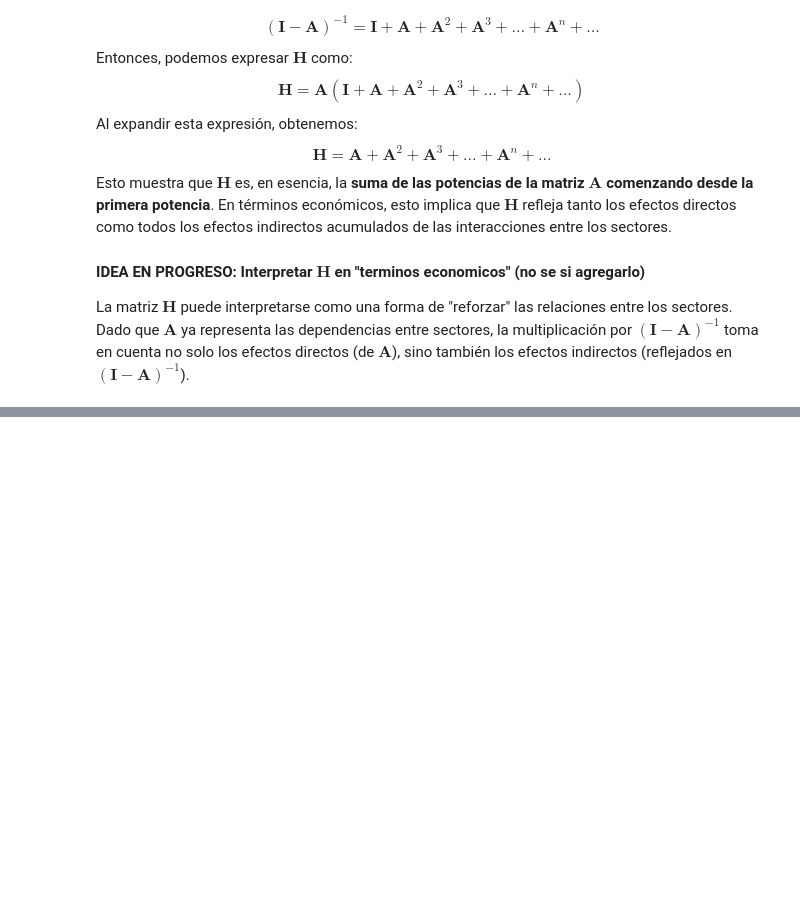
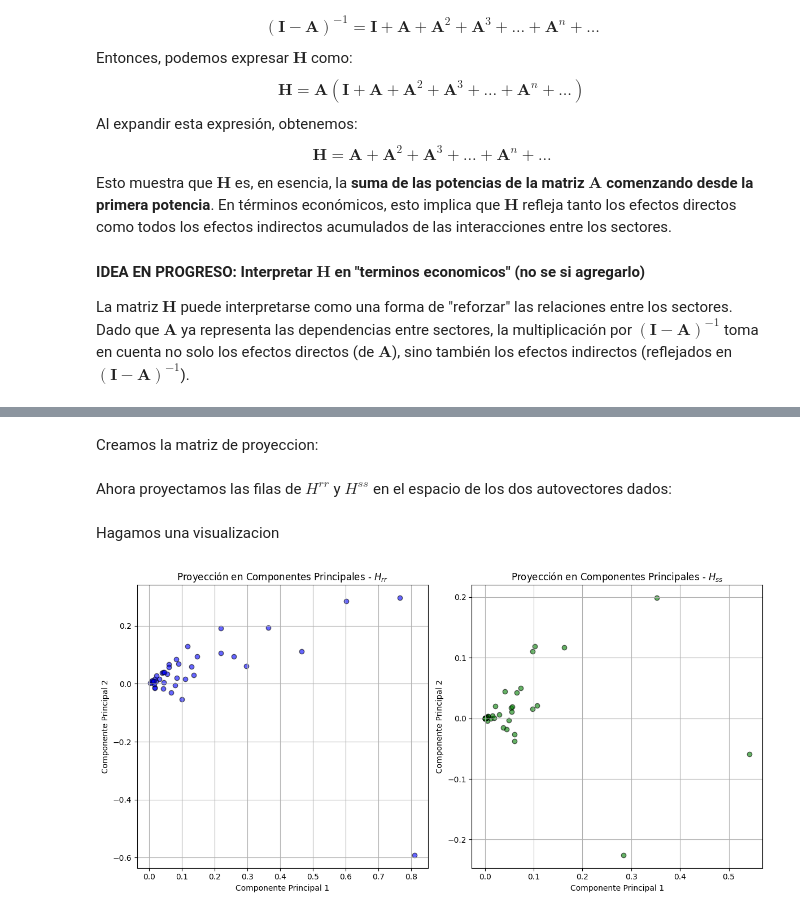
Before and after one commit to Gabrielnm7/ALC-FCEN_UBA, a Jupyter notebook: TP2/grupo_abeliano_TP2.ipynb, the cells around one changed output, grey strips where cells are left out. Drawn from its saved outputs; the diff is of its cells as text; code cells hidden in the pictures; blank space fills up the shorter version.

```diff
--- a/TP2/grupo_abeliano_TP2.ipynb
+++ b/TP2/grupo_abeliano_TP2.ipynb
@@ -656,0 +846,8 @@ Repetir el análisis en Componentes Principales para las matrices $H$, separando
+# %%
+#tomamos los siguientes parametros
+epsilon = 1e-6
+k = 250
+
+#calculamos
+v1_rr, autovalor1_rr = deflacion_de_Hotelling(C_rr,k,epsilon)
+v1_ss, autovalor1_ss = deflacion_de_Hotelling(C_ss,k,epsilon)
@@ -656,0 +856,42 @@ Repetir el análisis en Componentes Principales para las matrices $H$, separando
+# %%
+#"deflacionamos" las matrices de covarianzas
+C_rr_prima = C_rr - autovalor1_rr * np.outer(v1_rr, v1_rr)
+C_ss_prima = C_ss - autovalor1_ss * np.outer(v1_ss, v1_ss)
+
+#calculamos
+v2_rr, autovalor2_rr = deflacion_de_Hotelling(C_rr_prima,k,epsilon)
+v2_ss, autovalor2_ss = deflacion_de_Hotelling(C_ss_prima,k,epsilon)
+# %% [markdown]
+Creamos la matriz de proyeccion:
+# %%
+V_rr = np.column_stack((v1_rr, v2_rr))
+V_ss = np.column_stack((v1_ss, v2_ss))
+# %% [markdown]
+Ahora proyectamos las filas de $H^{rr}$ y $H^{ss}$ en el espacio de los dos autovectores dados:
+# %%
+H_rr_projectada = H_rr @ V_rr
+H_ss_projectada = H_ss @ V_ss
+# %% [markdown]
+Hagamos una visualizacion
+# %%
+# Visualización para H_rr_projectada
+plt.figure(figsize=(12, 6))
+plt.subplot(1, 2, 1)
+plt.scatter(H_rr_projectada[:, 0], H_rr_projectada[:, 1], c='blue', alpha=0.6, edgecolor='k')
+plt.title("Proyección en Componentes Principales - $H_{rr}$")
+plt.xlabel("Componente Principal 1")
+plt.ylabel("Componente Principal 2")
+plt.grid(True)
+
+# Visualización para H_ss_projectada
+plt.subplot(1, 2, 2)
+plt.scatter(H_ss_projectada[:, 0], H_ss_projectada[:, 1], c='green', alpha=0.6, edgecolor='k')
+plt.title("Proyección en Componentes Principales - $H_{ss}$")
+plt.xlabel("Componente Principal 1")
+plt.ylabel("Componente Principal 2")
+plt.grid(True)
+
+plt.tight_layout()
+plt.show()
+# %% [output]
+[figure, added]
```
Also changed, not shown: parts of 36 cells of this notebook, 1 other file.
